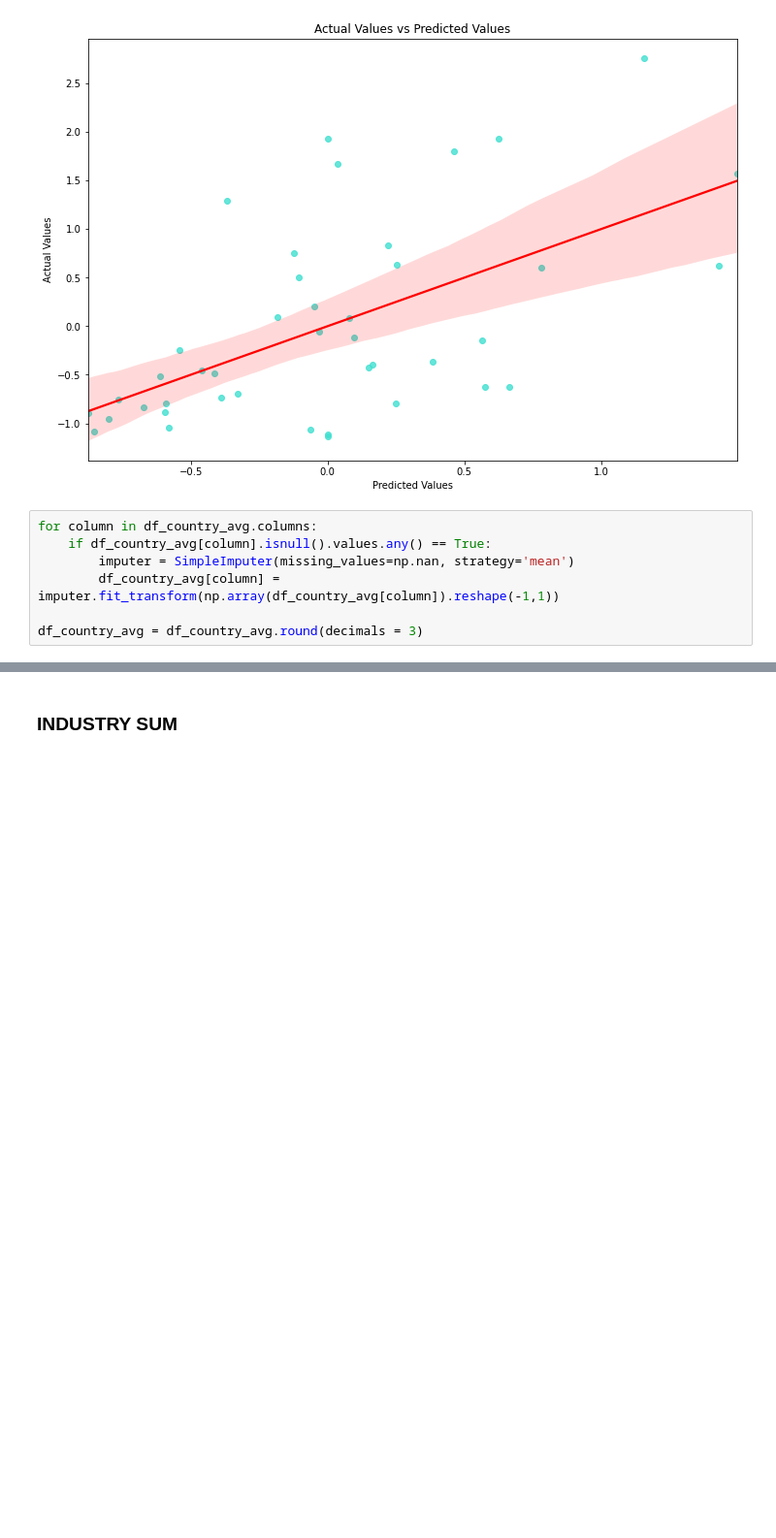
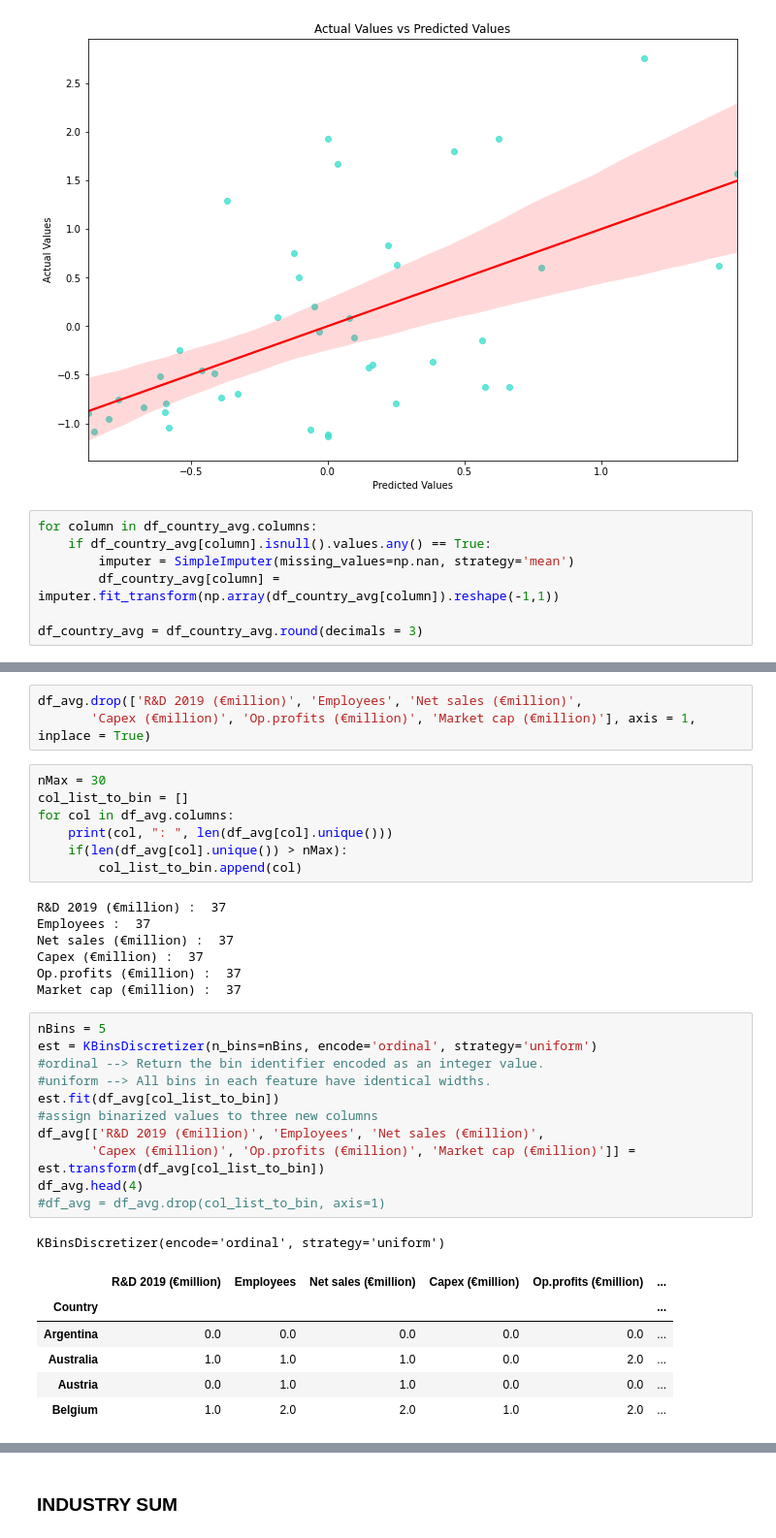
Before and after one commit to Marco-Colombi/QME-Final_Project, a Jupyter notebook: QME_Machine_Learning.ipynb, the cells around one changed output, grey strips where cells are left out. Shown at 97% size. Cells and saved outputs as stored; diff of their text form; blank space fills up the shorter version.

```diff
--- a/QME_Machine_Learning.ipynb
+++ b/QME_Machine_Learning.ipynb
@@ -565 +593,37 @@ df_country_avg['Level_Employees'] = lvl_emp
+# %%
+df_avg.drop(['R&D 2019 (€million)', 'Employees', 'Net sales (€million)',
+       'Capex (€million)', 'Op.profits (€million)', 'Market cap (€million)'], axis = 1, inplace = True)
+# %%
+nMax = 30
+col_list_to_bin = []
+for col in df_avg.columns:
+    print(col, ": ", len(df_avg[col].unique()))
+    if(len(df_avg[col].unique()) > nMax):
+        col_list_to_bin.append(col)
+# %% [output]
+R&D 2019 (€million) :  37
+Employees :  37
+Net sales (€million) :  37
+Capex (€million) :  37
+Op.profits (€million) :  37
+Market cap (€million) :  37
+# %%
+nBins = 5
+est = KBinsDiscretizer(n_bins=nBins, encode='ordinal', strategy='uniform')
+#ordinal --> Return the bin identifier encoded as an integer value.
+#uniform --> All bins in each feature have identical widths.
+est.fit(df_avg[col_list_to_bin])
+#assign binarized values to three new columns
+df_avg[['R&D 2019 (€million)', 'Employees', 'Net sales (€million)',
+       'Capex (€million)', 'Op.profits (€million)', 'Market cap (€million)']] = est.transform(df_avg[col_list_to_bin])
+df_avg.head(4)
+#df_avg = df_avg.drop(col_list_to_bin, axis=1)
+# %% [output]
+KBinsDiscretizer(encode='ordinal', strategy='uniform')
+|  | R&D 2019 (€million) | Employees | Net sales (€million) | Capex (€million) | Op.profits (€million) | ... |
+| Country |  |  |  |  |  | ... |
+| Argentina | 0.0 | 0.0 | 0.0 | 0.0 | 0.0 | ... |
+| Australia | 1.0 | 1.0 | 1.0 | 0.0 | 2.0 | ... |
+| Austria | 0.0 | 1.0 | 1.0 | 0.0 | 0.0 | ... |
+| Belgium | 1.0 | 2.0 | 2.0 | 1.0 | 2.0 | ... |
 # %%
```
Also changed, not shown: parts of 19 cells of this notebook.
